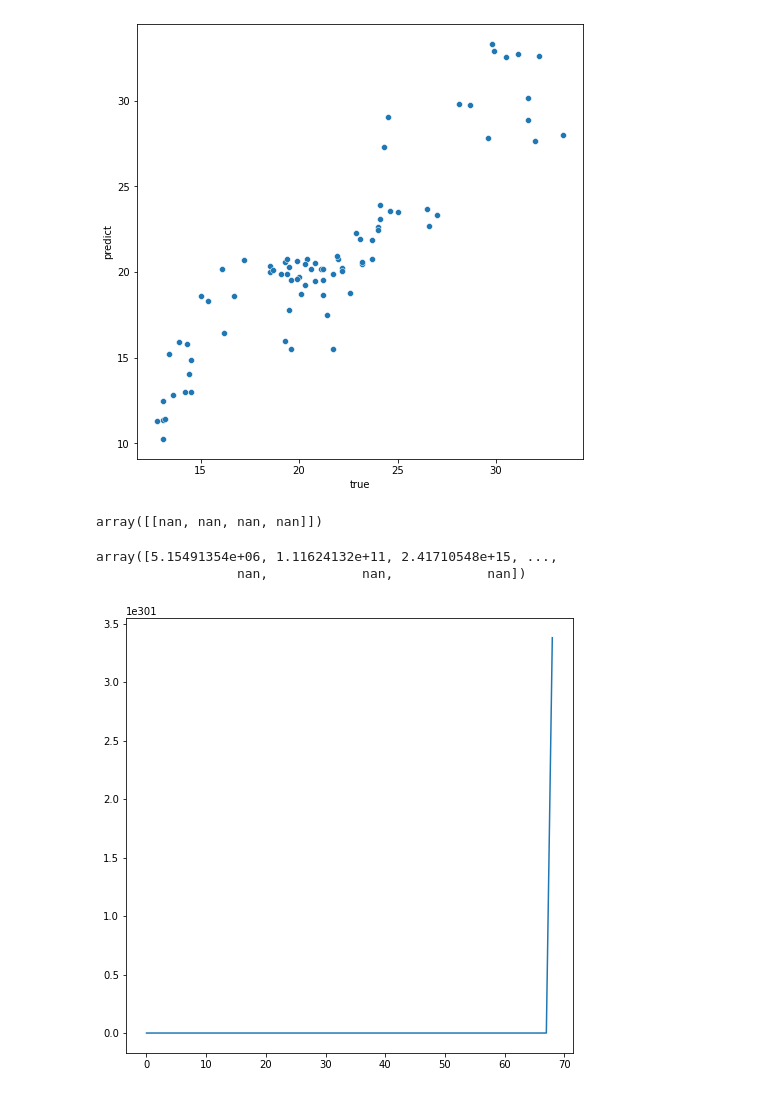
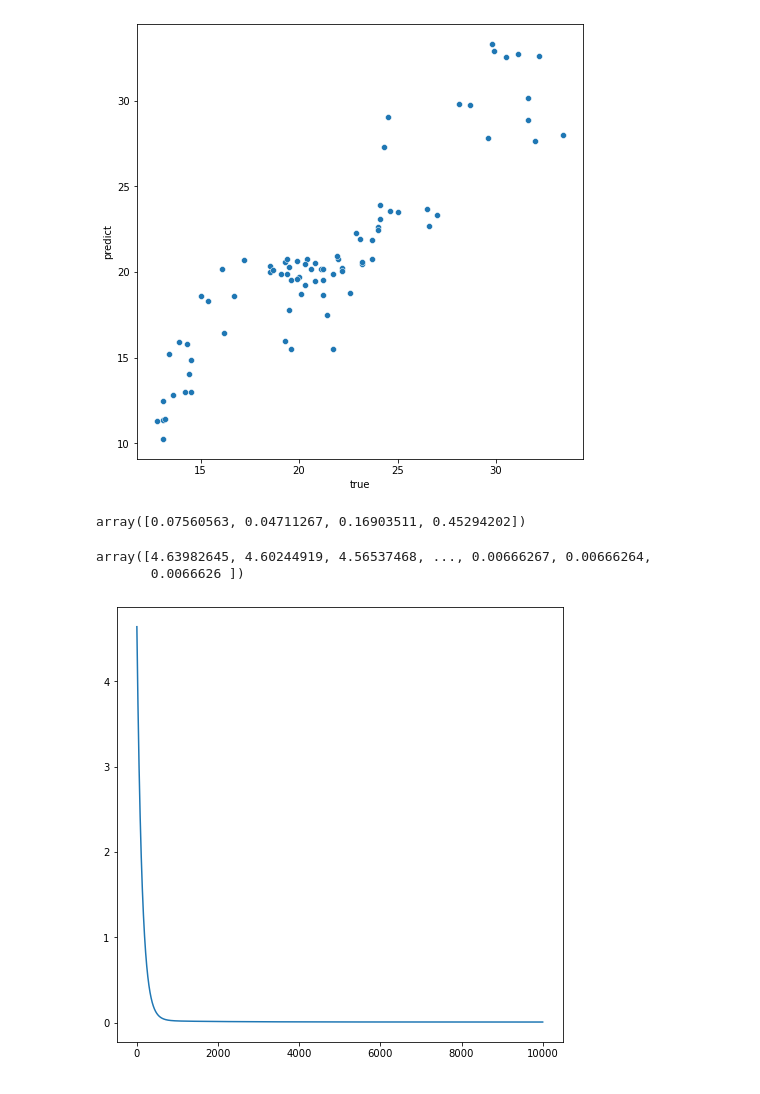
Before and after one commit to ashen007/Boston_Housing, a Jupyter notebook: model.ipynb, the cells around one changed output. Drawn from its saved outputs; the diff is of its cells as text; code cells hidden in the pictures.

```diff
--- a/model.ipynb
+++ b/model.ipynb
@@ -604,15 +590,17 @@ theta,cost = train(train_x,train_y,0.001,100000)
-# %%
-theta
-# %% [output]
-array([[nan, nan, nan, nan]])
-# %%
-cost
-# %% [output]
-array([5.15491354e+06, 1.11624132e+11, 2.41710548e+15, ...,
-                  nan,            nan,            nan])
+# %%
+t,c = train(np.log(train_x),np.log(train_y),0.0001,10001)
+# %%
+t
+# %% [output]
+array([0.07560563, 0.04711267, 0.16903511, 0.45294202])
+# %%
+c
+# %% [output]
+array([4.63982645, 4.60244919, 4.56537468, ..., 0.00666267, 0.00666264,
+       0.0066626 ])
 # %%
 plt.figure(figsize=[8,8])
-plt.plot(cost)
+plt.plot(c)
 plt.show()
 # %% [output]
-[figure, old version]
+[figure, new version]
```
Also changed, not shown: parts of 4 cells of this notebook.
